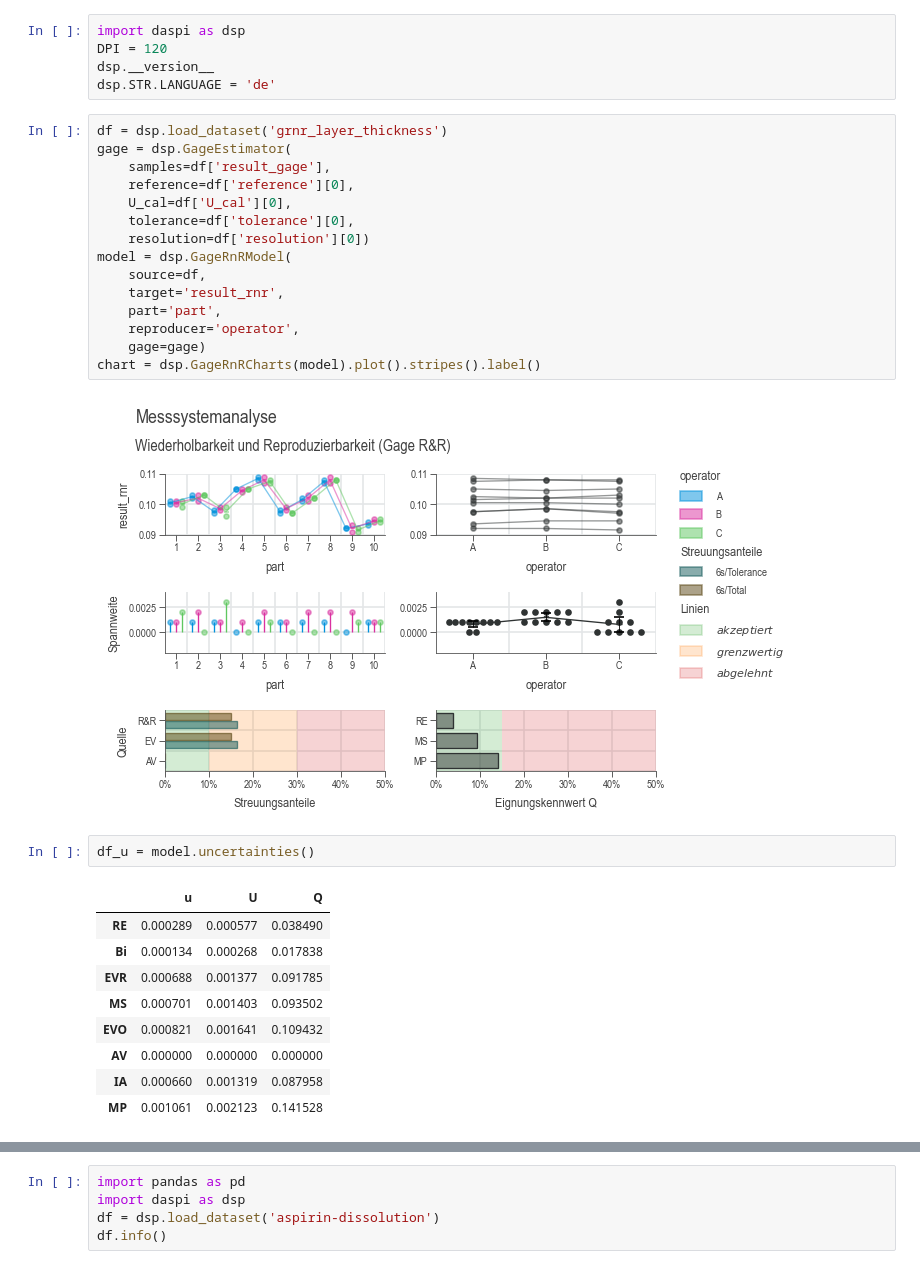
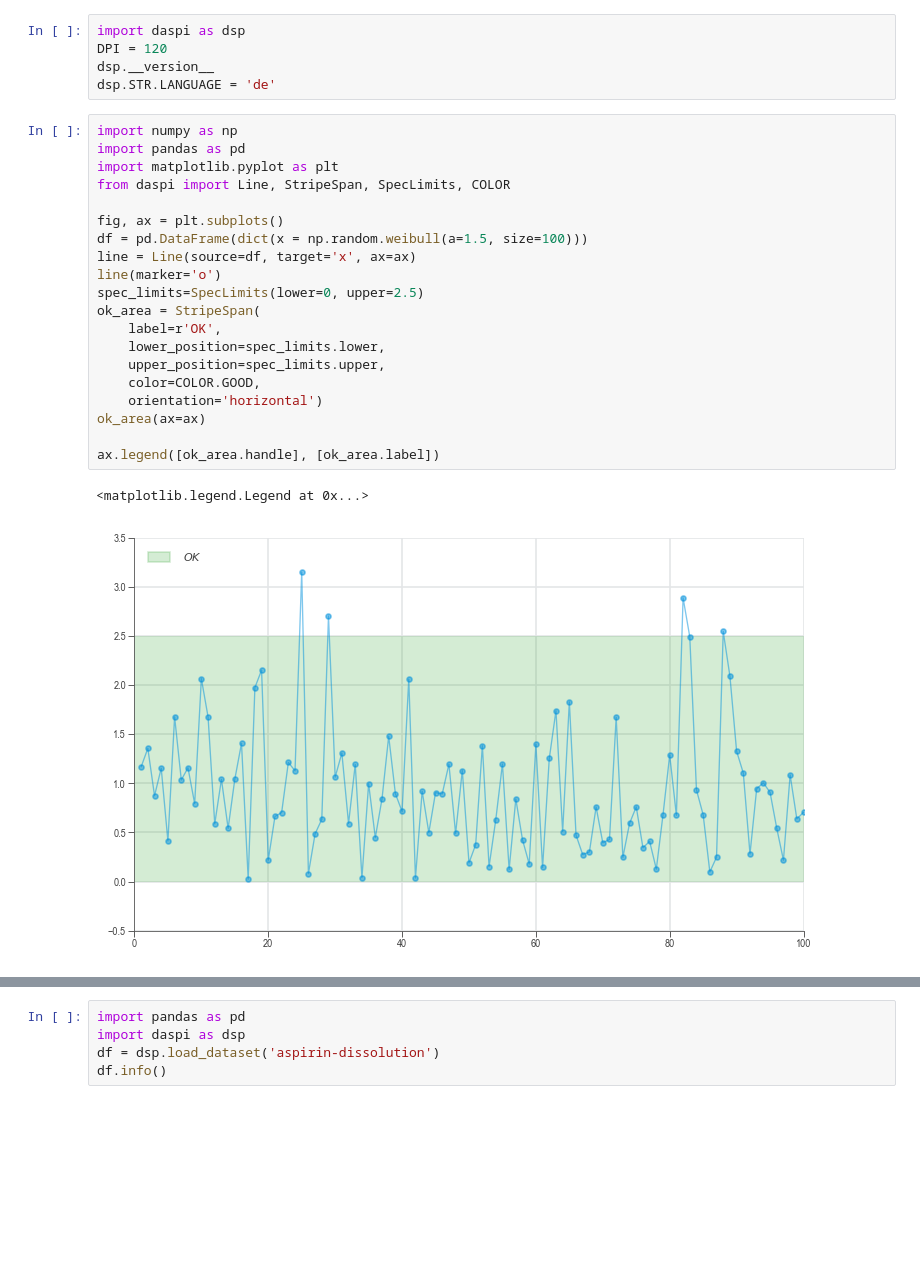
Before and after one commit to j4ggr/DaSPi, a Jupyter notebook: notebooks/doc-content_process-improvement.ipynb, the cells around one changed output, grey strips where cells are left out. Cells and saved outputs as stored; diff of their text form; blank space fills up the shorter version.

```diff
--- a/notebooks/doc-content_process-improvement.ipynb
+++ b/notebooks/doc-content_process-improvement.ipynb
@@ -3,32 +3,26 @@ import daspi as dsp
 DPI = 120
 dsp.__version__
 dsp.STR.LANGUAGE = 'de'
-# %%
-df = dsp.load_dataset('grnr_layer_thickness')
-gage = dsp.GageEstimator(
-    samples=df['result_gage'],
-    reference=df['reference'][0],
-    U_cal=df['U_cal'][0],
-    tolerance=df['tolerance'][0],
-    resolution=df['resolution'][0])
-model = dsp.GageRnRModel(
-    source=df,
-    target='result_rnr',
-    part='part',
-    reproducer='operator',
-    gage=gage)
-chart = dsp.GageRnRCharts(model).plot().stripes().label()
-# %% [output]
-[figure, removed]
-# %%
-df_u = model.uncertainties()
-# %% [output]
-|  | u | U | Q |
-| RE | 0.000289 | 0.000577 | 0.038490 |
-| Bi | 0.000134 | 0.000268 | 0.017838 |
-| EVR | 0.000688 | 0.001377 | 0.091785 |
-| MS | 0.000701 | 0.001403 | 0.093502 |
-| EVO | 0.000821 | 0.001641 | 0.109432 |
-| AV | 0.000000 | 0.000000 | 0.000000 |
-| IA | 0.000660 | 0.001319 | 0.087958 |
-| MP | 0.001061 | 0.002123 | 0.141528 |
+# %%
+import numpy as np
+import pandas as pd
+import matplotlib.pyplot as plt
+from daspi import Line, StripeSpan, SpecLimits, COLOR
+
+fig, ax = plt.subplots()
+df = pd.DataFrame(dict(x = np.random.weibull(a=1.5, size=100)))
+line = Line(source=df, target='x', ax=ax)
+line(marker='o')
+spec_limits=SpecLimits(lower=0, upper=2.5)
+ok_area = StripeSpan(
+    label=r'OK',
+    lower_position=spec_limits.lower,
+    upper_position=spec_limits.upper,
+    color=COLOR.GOOD,
+    orientation='horizontal')
+ok_area(ax=ax)
+
+ax.legend([ok_area.handle], [ok_area.label])
+# %% [output]
+<matplotlib.legend.Legend at 0x...>
+[figure, added]
```
Also changed, not shown: parts of 1 cell of this notebook, 4 other files.
